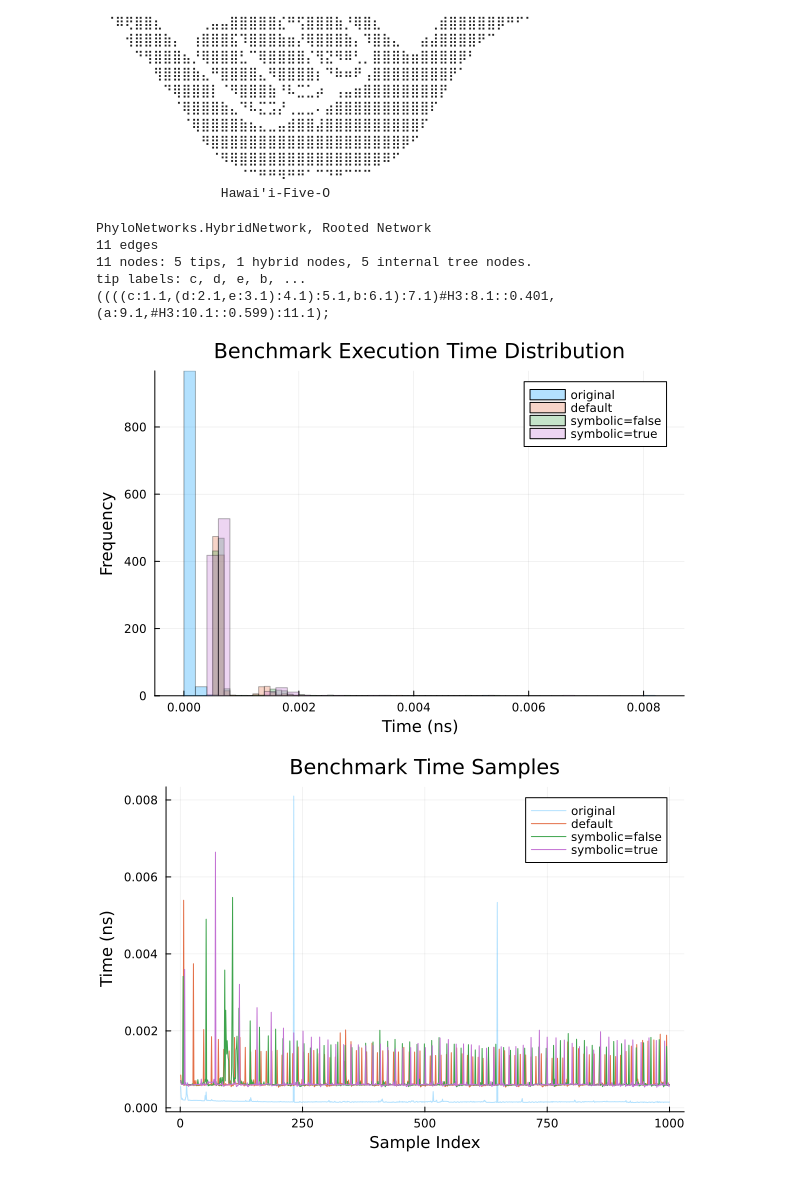
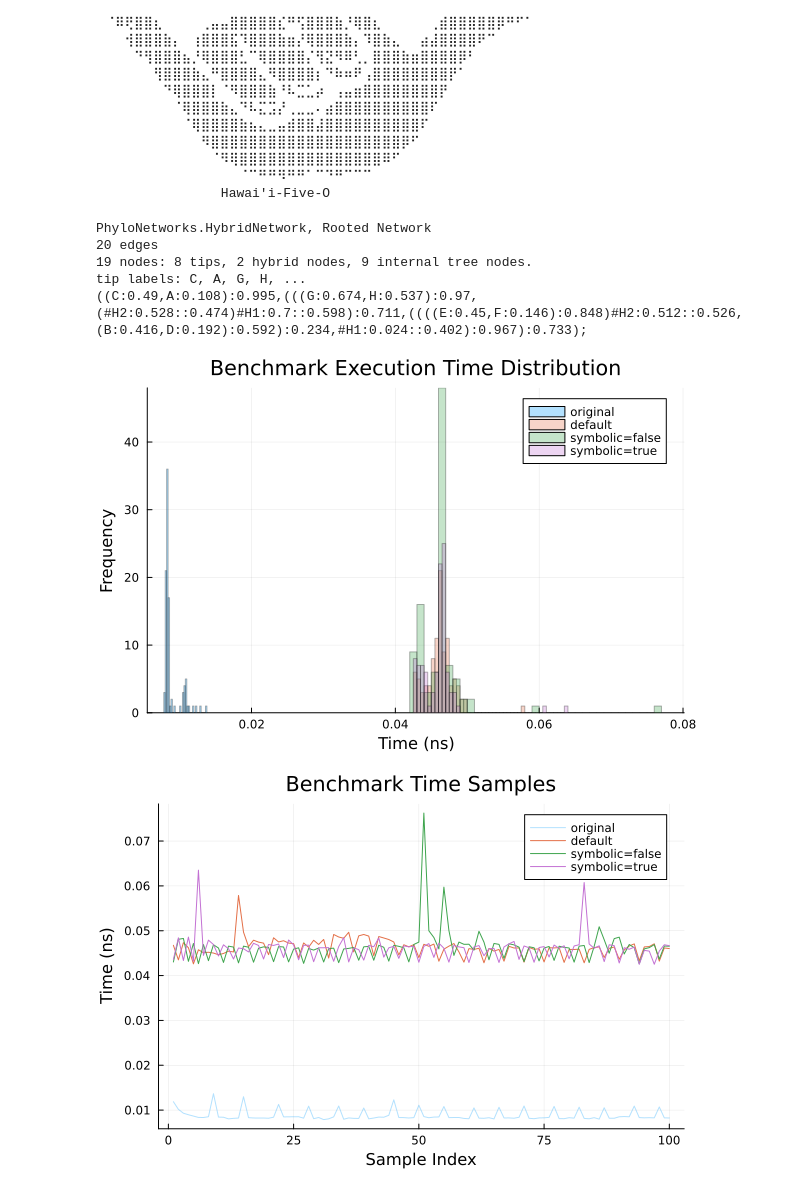
Before and after one commit to sungsik-kong/SymbolicQuartetNetworkCoal.jl, a Jupyter notebook: example/SymbolicQuartetNetworkCoal.ipynb, the cells around one changed output. Cells and saved outputs as stored; diff of their text form; code cells hidden in the pictures.

```diff
--- a/example/SymbolicQuartetNetworkCoal.ipynb
+++ b/example/SymbolicQuartetNetworkCoal.ipynb
@@ -37,31 +33,31 @@ aloha()
                 Hawai'i-Five-O
 # %%
 net=readTopologyrand("((C:1.045,A:2.29):3.432,(((G:4.359,H:5.773):6.989,(((E:7.352,F:8.907):9.854)#H2:10.618::0.398)#H1:11.05::0.719):12.599,((#H2:13.176::0.602,(B:14.007,D:15.876):16.988):17.197,#H1:18.733::0.281):19.006):20.745);")
-net=readTopologyrand("((((c,(d,e)),b))#H3,(a,#H3));")
+#net=readTopologyrand("((((c,(d,e)),b))#H3,(a,#H3));")
 # %% [output]
 PhyloNetworks.HybridNetwork, Rooted Network
-11 edges
-11 nodes: 5 tips, 1 hybrid nodes, 5 internal tree nodes.
-tip labels: c, d, e, b, ...
-((((c:1.1,(d:2.1,e:3.1):4.1):5.1,b:6.1):7.1)#H3:8.1::0.401,(a:9.1,#H3:10.1::0.599):11.1);
+20 edges
+19 nodes: 8 tips, 2 hybrid nodes, 9 internal tree nodes.
+tip labels: C, A, G, H, ...
+((C:0.49,A:0.108):0.995,(((G:0.674,H:0.537):0.97,(#H2:0.528::0.474)#H1:0.7::0.598):0.711,((((E:0.45,F:0.146):0.848)#H2:0.512::0.526,(B:0.416,D:0.192):0.592):0.234,#H1:0.024::0.402):0.967):0.733);
 # %%
-n = 1000
+n = 100
 times_o = [@elapsed network_expectedCF(net; showprogressbar=false) for _ in 1:n]
 times_a = [@elapsed network_expectedCF_formulas(net) for _ in 1:n]
 times_b = [@elapsed network_expectedCF_formulas(net, symbolic=false) for _ in 1:n]
 times_c = [@elapsed network_expectedCF_formulas(net, symbolic=true) for _ in 1:n]
 
 histogram(
     [times_o, times_a, times_b, times_c],
     label = ["original" "default" "symbolic=false" "symbolic=true"],
     xlabel = "Time (ns)",
     ylabel = "Frequency",
     title = "Benchmark Execution Time Distribution",
     alpha = 0.3,
     bins = 50
 )
 # %% [output]
-[figure, old version]
+[figure, new version]
 # %%
 plot(
     times_o, label="original",
@@ -73,4 +69,4 @@ plot!(times_a, label="default")
 plot!(times_b, label="symbolic=false")
 plot!(times_c, label="symbolic=true")
 # %% [output]
-[figure, old version]
+[figure, new version]
```
Also changed, not shown: parts of 1 cell of this notebook, 9 other files.
